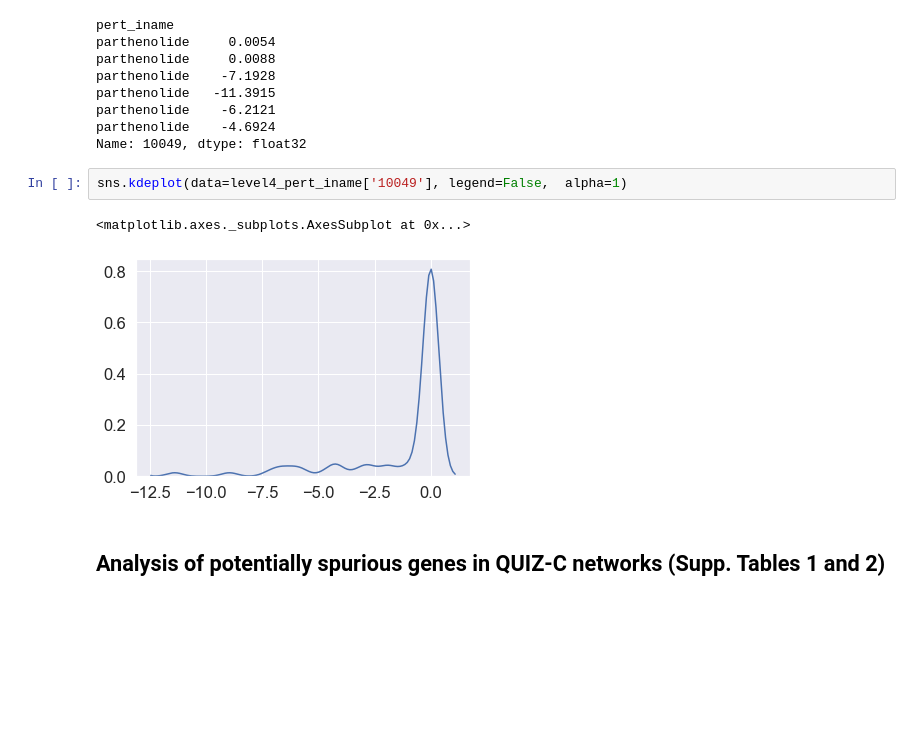
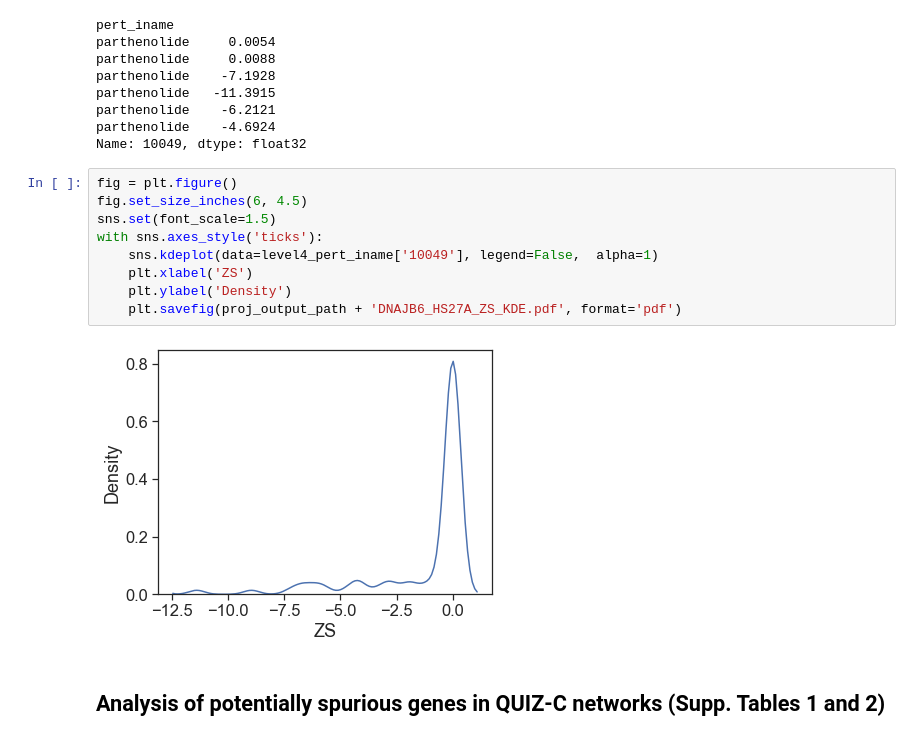
Before and after one commit to r-duh/Pathopticon, a Jupyter notebook: manuscript_analyses/Pathopticon_rawdata_analyses_v2.ipynb, the cells around one changed output. Cells and saved outputs as stored; diff of their text form; blank space fills up the shorter version.

```diff
--- a/manuscript_analyses/Pathopticon_rawdata_analyses_v2.ipynb
+++ b/manuscript_analyses/Pathopticon_rawdata_analyses_v2.ipynb
@@ -128,11 +128,17 @@ parthenolide   -11.3915
 parthenolide    -6.2121
 parthenolide    -4.6924
 Name: 10049, dtype: float32
-# %%
-sns.kdeplot(data=level4_pert_iname['10049'], legend=False,  alpha=1)
-# %% [output]
-<matplotlib.axes._subplots.AxesSubplot at 0x...>
-[figure, removed]
+# %%
+fig = plt.figure()
+fig.set_size_inches(6, 4.5)
+sns.set(font_scale=1.5)
+with sns.axes_style('ticks'):
+    sns.kdeplot(data=level4_pert_iname['10049'], legend=False,  alpha=1)
+    plt.xlabel('ZS')
+    plt.ylabel('Density')
+    plt.savefig(proj_output_path + 'DNAJB6_HS27A_ZS_KDE.pdf', format='pdf')
+# %% [output]
+[figure, added]
 # %% [markdown]
 ## Analysis of potentially spurious genes in QUIZ-C networks (Supp. Tables 1 and 2)
 # %%
```
